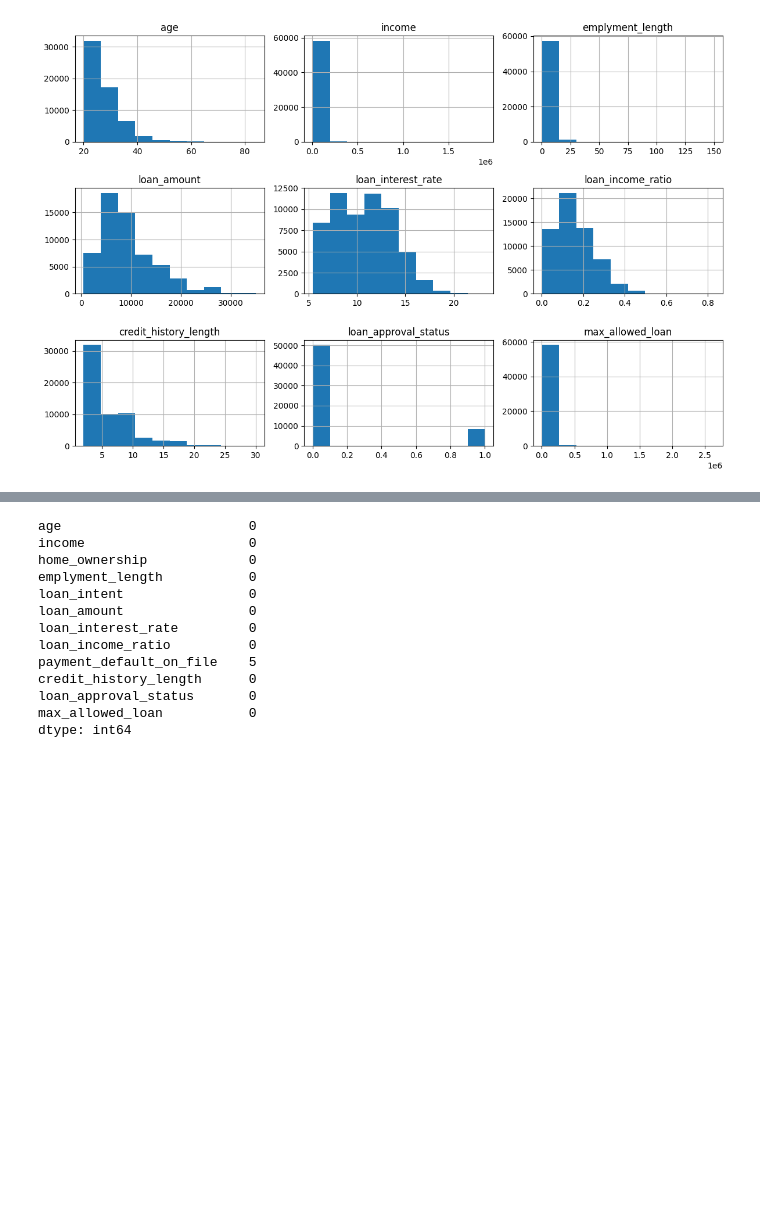
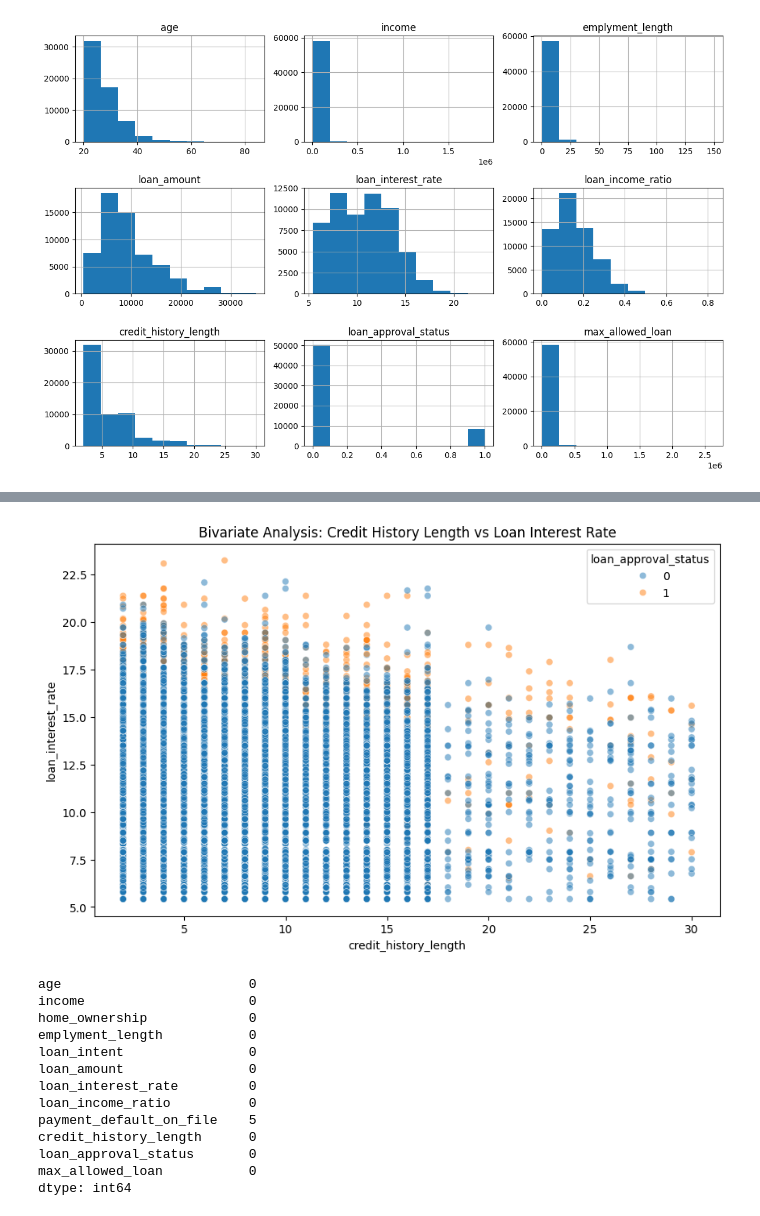
Before and after one commit to abdulraheem05/Loan-Approval, a Jupyter notebook: Notebook_1.ipynb, the cells around one changed output, grey strips where cells are left out. Saved outputs shown, nothing was run; the diff lists cells and outputs as text; code cells hidden in the pictures; blank space fills up the shorter version.

```diff
--- a/Notebook_1.ipynb
+++ b/Notebook_1.ipynb
@@ -87,3 +97,13 @@ plt.show()
+# %%
+# Plot Credit History Length on X and Loan Interest Rate on Y
+plt.figure(figsize=(10, 6))
+sns.scatterplot(x='credit_history_length', y='loan_interest_rate', hue='loan_approval_status', data=df, alpha=0.5)
+plt.xlabel('credit_history_length')
+plt.ylabel('loan_interest_rate')
+plt.title('Bivariate Analysis: Credit History Length vs Loan Interest Rate')
+plt.show()
+# %% [output]
+[figure, added]
 # %%
 #Check if there are any missing values in the dataset
 df.isnull().sum()
```
Also changed, not shown: parts of 3 cells of this notebook, 2 other files.
